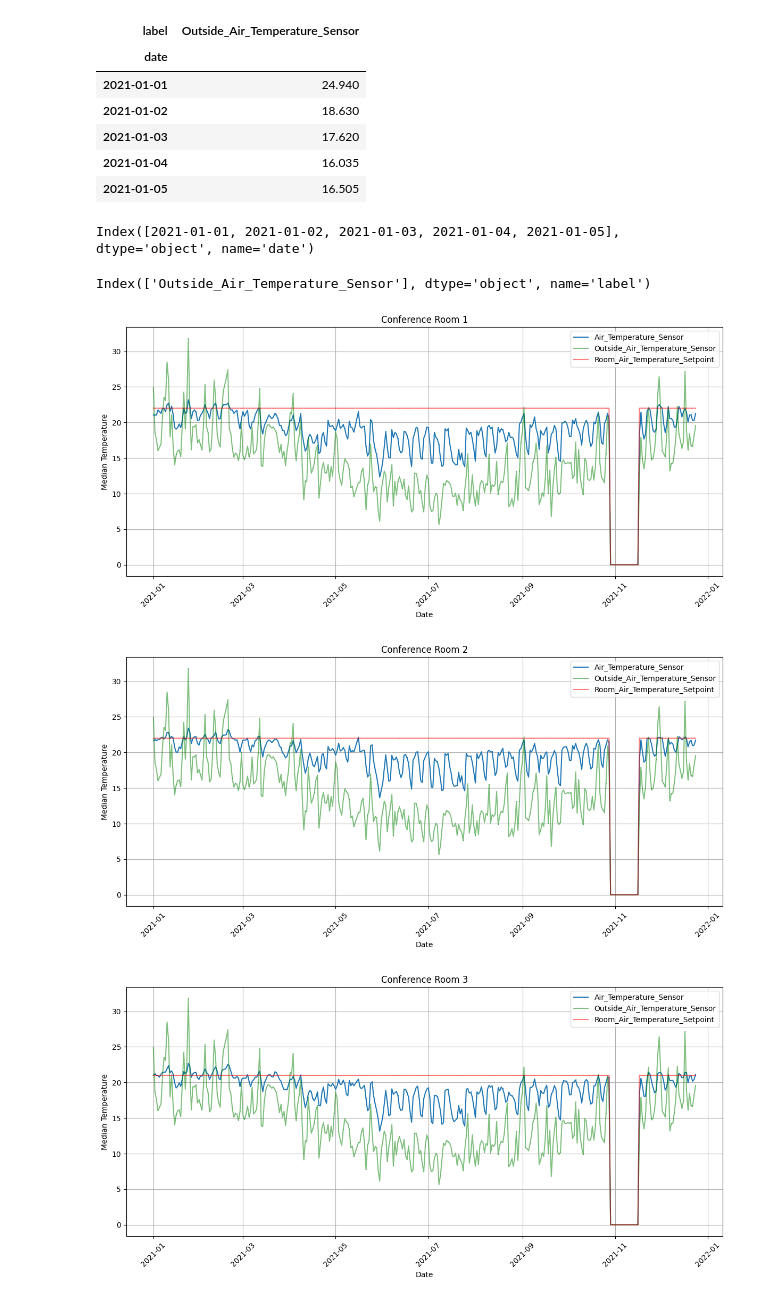
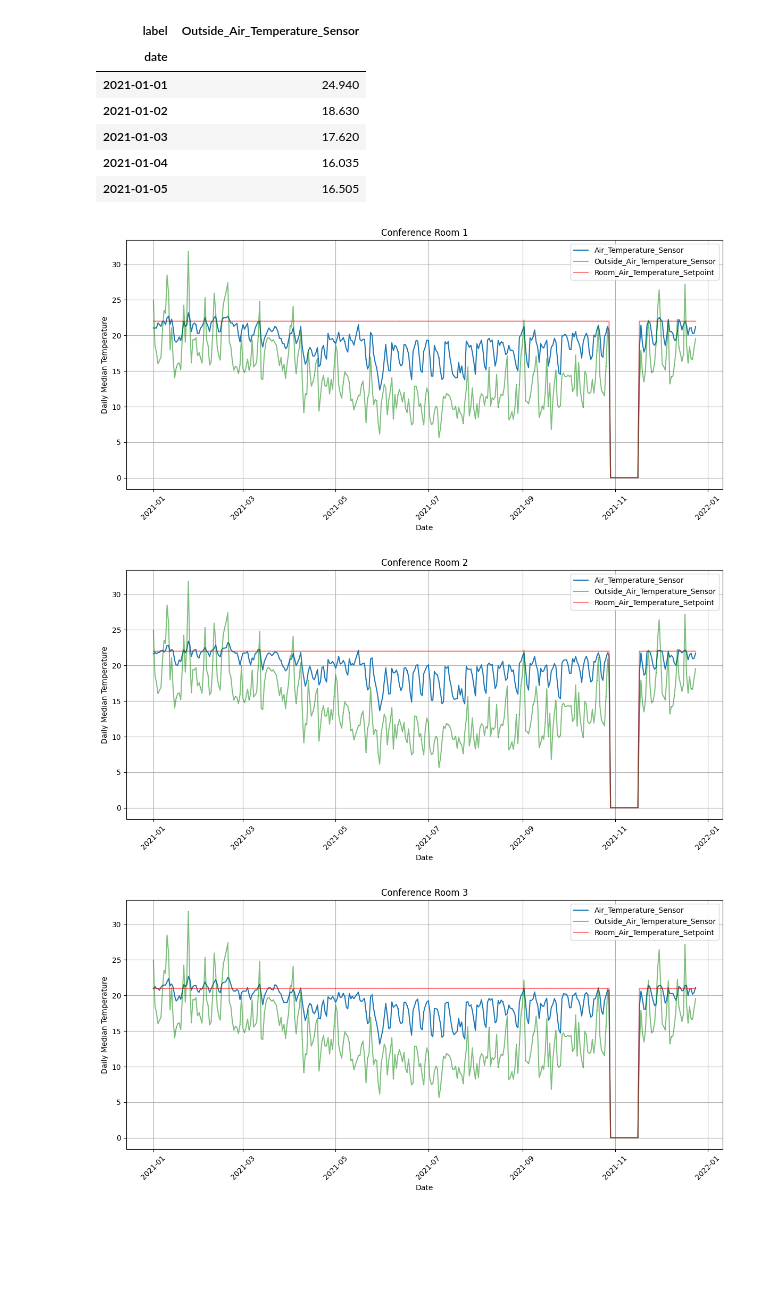
Before and after one commit to Vincent-Morcilla/Building_IoT_Data_Dashboard, a Jupyter notebook: code_snippets/tim/graph_reasoning.ipynb, the cells around one changed output. Drawn from its saved outputs; the diff is of its cells as text; code cells hidden in the pictures; blank space fills up the shorter version.

```diff
--- a/code_snippets/tim/graph_reasoning.ipynb
+++ b/code_snippets/tim/graph_reasoning.ipynb
@@ -113,11 +129,12 @@ for row in res:
 (rdflib.term.URIRef('https://brickschema.org/schema/Brick#Room'),)
 # %%
 # Get the source and stream of all data streams
-res = g.query("""
+query = '''
     SELECT ?src ?sid WHERE  {
         ?src senaps:stream_id ?sid .
     }
-""")
+'''
+res = g.query(query)
 for row in res:
     print(row)
 # %% [output]
@@ -185,25 +208,3 @@ print(e[0])
 dch:org/df125f8d_93e4_4a4f_bc87_1c4e332f32b8/site/c495fbd8_7a71_44b4_ad2a_014ac2df7ce9/building/95d1f7f3_33c6_4bd8_a82c_99c550d83bb8#1ca047e2_b601_4ba7_a579_abcfa7a45ea7.a48e2b92_9b73_4fbf_99d7_3fa682 ...
 # %% [markdown]
 Get the stream ID of the outside air temperature sensor:
-# %%
-# outside_temperature_stream_query = f"""
-#     SELECT ?sid WHERE  {
-#         dch:org/df125f8d_93e4_4a4f_bc87_1c4e332f32b8/site/c495fbd8_7a71_44b4_ad2a_014ac2df7ce9/building/95d1f7f3_33c6_4bd8_a82c_99c550d83bb8#1ca047e2_b601_4ba7_a579_abcfa7a45ea7.a48e2b92_9b73_4fbf_99d7_3fa6824903ff senaps:stream_id ?sid
-#     }
-# """
-# outside_temperature_stream_query = f"""
-# SELECT ?sid WHERE  {{
-#     <{weather_station}> senaps:stream_id ?sid
-# }}
-# """
-outside_temperature_stream_query = f"""
-SELECT ?sid WHERE  {{
-    VALUES ?ats {{ {weather_station[0]} }}
-    ?ats senaps:stream_id ?sid
-}}
-"""
-print(repr(outside_temperature_stream_query))
-import rdflib
-outside_temperature_stream = g.query(outside_temperature_stream_query, initBindings={'weather_station': rdflib.URIRef(weather_station[0])})
-for row in outside_temperature_stream:
-    print(row)
@@ -212,13 +210,0 @@ TypeError: 'SPARQLResult' object is not subscriptable
-# %%
-outside_temperature_stream = g.query("""
-    SELECT ?ats ?sid WHERE  {
-        SELECT ?ats WHERE  {
-            ?ats    a                  brick:Outside_Air_Temperature_Sensor .
-            ?ats    brick:isPointOf    ?loc .
-            ?loc    a                  brick:Weather_Station .
-        }
-        ?ats senaps:stream_id ?sid .
-    }
-""")
-for row in weather_station:
-    print(row)
@@ -387,48 +372,40 @@ df
 | 2021-01-03 | 17.620 |
 | 2021-01-04 | 16.035 |
 | 2021-01-05 | 16.505 |
-# %%
-df.index
-# %% [output]
-Index([2021-01-01, 2021-01-02, 2021-01-03, 2021-01-04, 2021-01-05], dtype='object', name='date')
-# %%
-df.columns
-# %% [output]
-Index(['Outside_Air_Temperature_Sensor'], dtype='object', name='label')
 # %%
 outside_median_df = get_daily_median(outside_air_temperature)
 
 for i, row in enumerate(conference_rooms, start=1):
     conference_room_id = row[0]
     air_temperature_sensor_id = row[1]
     room_air_temperature_setpoint_id = row[2]
 
     air_temperature_sensor_stream_id = get_stream_id(g, air_temperature_sensor_id)
     room_air_temperature_setpoint_id = get_stream_id(g, room_air_temperature_setpoint_id)
 
     air_temperature_df = db.get_stream(air_temperature_sensor_stream_id)
     room_air_temperature_setpoint_df = db.get_stream(room_air_temperature_setpoint_id)
 
     inside_median_df = get_daily_median(air_temperature_df)
     setpoint_median_df = get_daily_median(room_air_temperature_setpoint_df)
 
     # Create the plot
     fig, ax = plt.subplots(figsize=(12, 6))
     ax.plot(inside_median_df.index, inside_median_df[inside_median_df.columns[0]], label=inside_median_df.columns[0], marker=',')
     ax.plot(outside_median_df.index, outside_median_df[outside_median_df.columns[0]], label=outside_median_df.columns[0], color='g', marker=',', alpha=0.5)
     ax.plot(setpoint_median_df.index, setpoint_median_df[setpoint_median_df.columns[0]], label=setpoint_median_df.columns[0], color='r', marker=',', alpha=0.5)
 
     title = f'Conference Room {i}'
     plt.title(title)
     plt.xlabel('Date')
-    plt.ylabel('Median Temperature')
+    plt.ylabel('Daily Median Temperature')
     plt.legend()
     plt.grid(True)
 
     plt.xticks(rotation=45)
     plt.tight_layout()
     plt.show()
 # %% [output]
-[figure, old version]
+[figure, new version]
-[figure, old version]
+[figure, new version]
-[figure, old version]
+[figure, new version]
```
Also changed, not shown: parts of 14 cells of this notebook.
